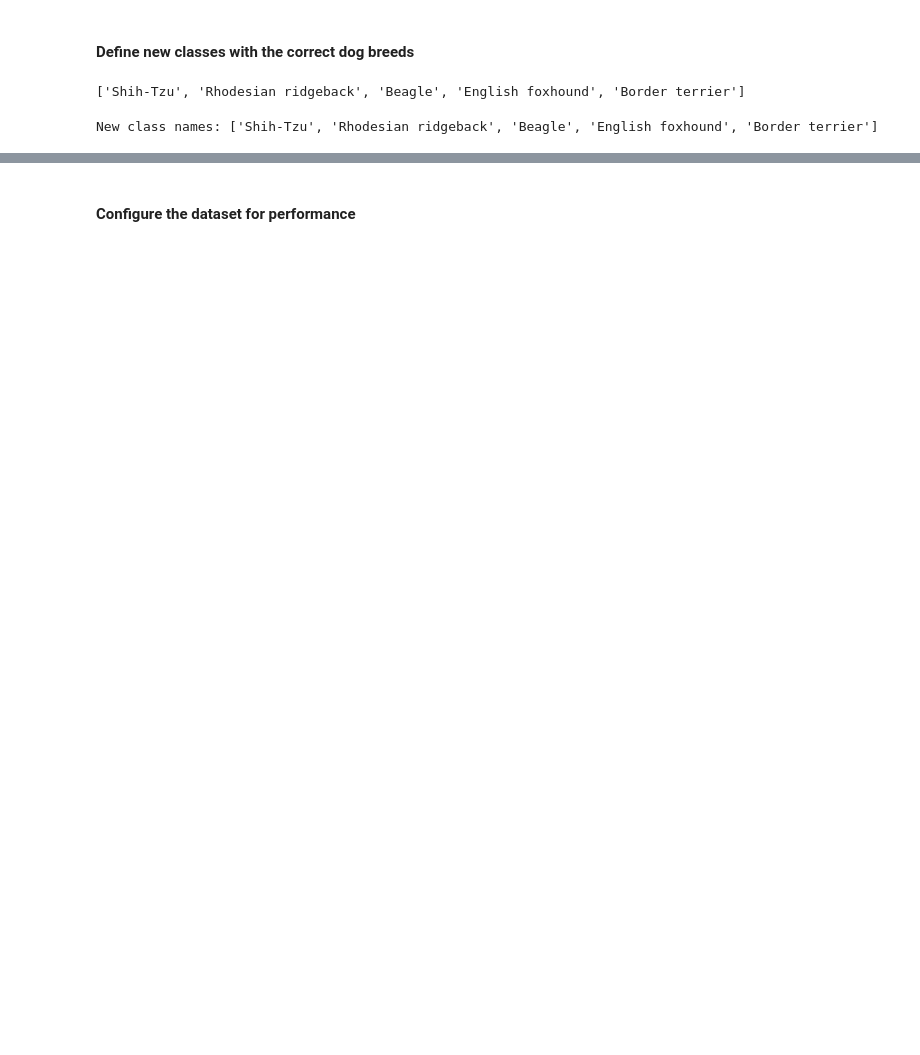
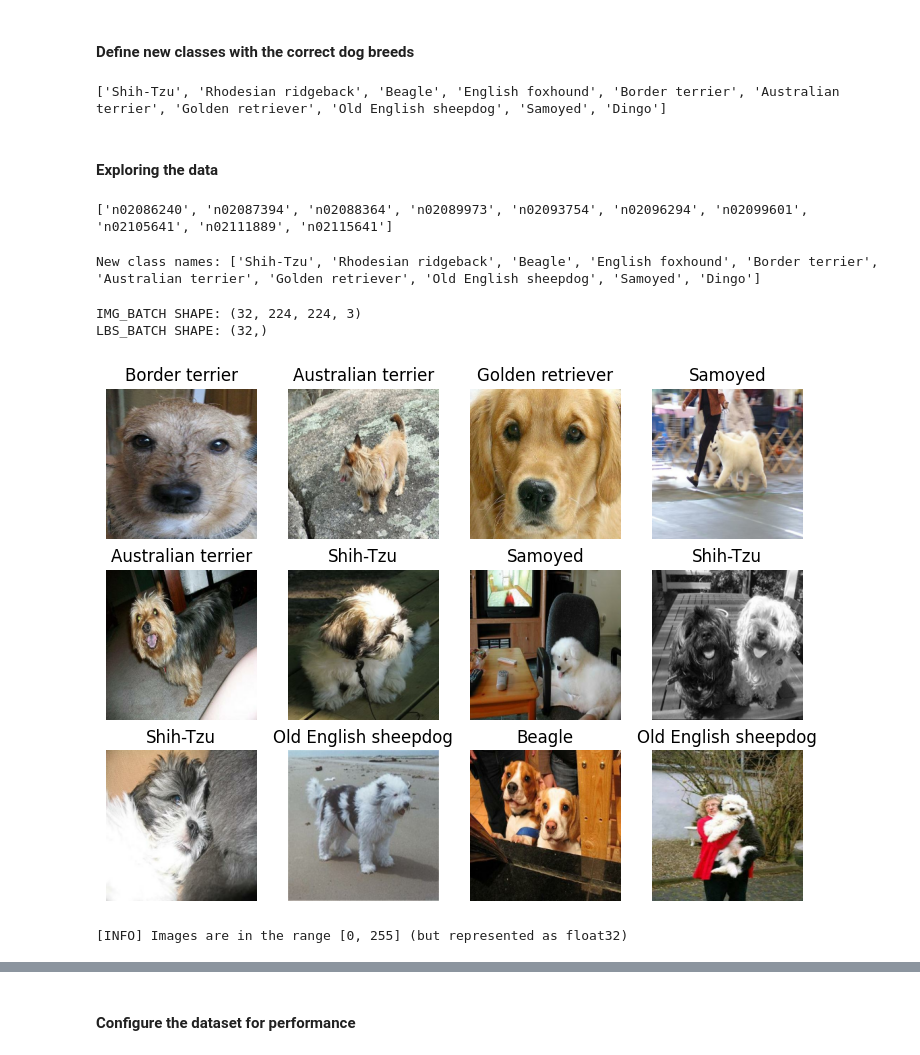
Before and after one commit to ipleiria-ciic/sp-ia, a Jupyter notebook: NB04-0124/NB04-0124-0.2.2.ipynb, the cells around one changed output, grey strips where cells are left out. Drawn from its saved outputs; the diff is of its cells as text; code cells hidden in the pictures; blank space fills up the shorter version.

```diff
--- a/NB04-0124/NB04-0124-0.2.2.ipynb
+++ b/NB04-0124/NB04-0124-0.2.2.ipynb
@@ -166,12 +104,60 @@ Found 1860 files belonging to 5 classes.
 # %% [markdown]
 #### Define new classes with the correct dog breeds
 # %%
-dog_breeds = ['Shih-Tzu', 'Rhodesian ridgeback', 'Beagle', 'English foxhound', 'Border terrier']
+dog_breeds = [
+    'Shih-Tzu', 'Rhodesian ridgeback', 'Beagle', 'English foxhound', 'Border terrier',
+    'Australian terrier', 'Golden retriever', 'Old English sheepdog', 'Samoyed', 'Dingo'
+]
 print(dog_breeds)
 # %% [output]
-['Shih-Tzu', 'Rhodesian ridgeback', 'Beagle', 'English foxhound', 'Border terrier']
+['Shih-Tzu', 'Rhodesian ridgeback', 'Beagle', 'English foxhound', 'Border terrier', 'Australian terrier', 'Golden retriever', 'Old English sheepdog', 'Samoyed', 'Dingo']
+# %% [markdown]
+#### Exploring the data
+# %%
+# Class names by default
+class_names = train_dataset.class_names
+print(class_names)
+# %% [output]
+['n02086240', 'n02087394', 'n02088364', 'n02089973', 'n02093754', 'n02096294', 'n02099601', 'n02105641', 'n02111889', 'n02115641']
 # %%
+# Change alpha-numeric classes to dog breed names
 class_names = dog_breeds
 print(f'New class names: {class_names}')
 # %% [output]
-New class names: ['Shih-Tzu', 'Rhodesian ridgeback', 'Beagle', 'English foxhound', 'Border terrier']
+New class names: ['Shih-Tzu', 'Rhodesian ridgeback', 'Beagle', 'English foxhound', 'Border terrier', 'Australian terrier', 'Golden retriever', 'Old English sheepdog', 'Samoyed', 'Dingo']
+# %%
+# Check the shape and batch of the image and label
+for image_batch, labels_batch in train_dataset:
+    print(f'IMG_BATCH SHAPE: {image_batch.shape}')
+    print(f'LBS_BATCH SHAPE: {labels_batch.shape}')
+    break
+# %% [output]
+IMG_BATCH SHAPE: (32, 224, 224, 3)
+LBS_BATCH SHAPE: (32,)
+# %%
+mpl.figure(figsize=(9, 9))
+for images, labels in train_dataset.take(1):
+  for i in range(12):
+    ax = mpl.subplot(4, 4, i + 1)
+    mpl.imshow(images[i].numpy().astype("uint8"))
+    mpl.title(class_names[labels[i]])
+    mpl.axis("off")
+# %% [output]
+[figure, added]
+# %%
+# Understand what is the range of the dataset
+for images, labels in train_dataset.take(1):
+    data_type = images[0].dtype
+    max_value = tf.reduce_max(images[0]).numpy()
+
+    if data_type == tf.uint8:
+        print("[INFO] Images are in the range [0, 255]")
+    elif data_type == tf.float32:
+        if max_value <= 1.0:
+            print("[INFO] Images are in the range [0, 1]")
+        else:
+            print("[INFO] Images are in the range [0, 255] (but represented as float32)")
+    else:
+        print("[INFO] Images might have a different data type or preprocessing")
+# %% [output]
+[INFO] Images are in the range [0, 255] (but represented as float32)
```
Also changed, not shown: parts of 76 cells of this notebook.
